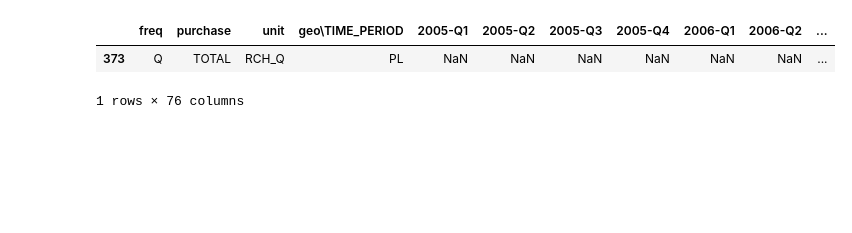
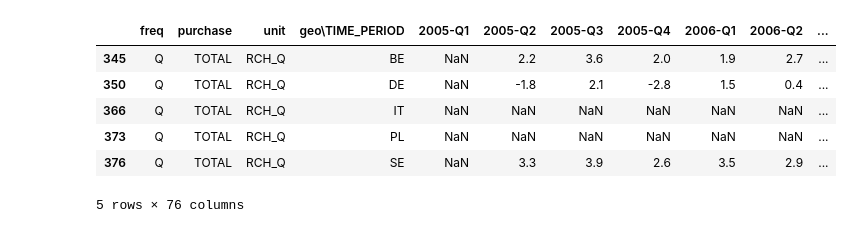
Before and after one commit to Staneesh/almost-philosophy, a Jupyter notebook: notebooks/exploring-data.ipynb, the cells around one changed output. Saved outputs shown, nothing was run; the diff lists cells and outputs as text; code cells hidden in the pictures; blank space fills up the shorter version.

```diff
--- a/notebooks/exploring-data.ipynb
+++ b/notebooks/exploring-data.ipynb
@@ -20,13 +22,16 @@ import pandas as pd
 # Downloading House Price Index data
 hpi_raw = es.get_data_df('PRC_HPI_Q')
 # %%
-hpi_pl = hpi_raw.copy()   # Create another variable to prevent writing to `hpi_raw` on accident.
-hpi_pl = hpi_pl.loc[hpi_pl['geo\TIME_PERIOD'] == 'PL']
-hpi_pl = hpi_pl.loc[hpi_pl['unit'] == 'RCH_Q']
-hpi_pl = hpi_pl.loc[hpi_pl['purchase'] == 'TOTAL']
-assert(len(hpi_pl) == 1)
-hpi_pl.head()
+hpi = hpi_raw.copy()   # Create another variable to prevent writing to `hpi_raw` on accident.
+hpi = hpi.loc[hpi['geo\TIME_PERIOD'].isin( ['PL', 'DE', 'IT', 'BE', 'SE']) ]
+hpi = hpi.loc[hpi['unit'] == 'RCH_Q']
+hpi = hpi.loc[hpi['purchase'] == 'TOTAL']
+hpi.head()
 # %% [output]
 |  | freq | purchase | unit | geo\TIME_PERIOD | 2005-Q1 | 2005-Q2 | 2005-Q3 | 2005-Q4 | 2006-Q1 | 2006-Q2 | ... |
+| 345 | Q | TOTAL | RCH_Q | BE | NaN | 2.2 | 3.6 | 2.0 | 1.9 | 2.7 | ... |
+| 350 | Q | TOTAL | RCH_Q | DE | NaN | -1.8 | 2.1 | -2.8 | 1.5 | 0.4 | ... |
+| 366 | Q | TOTAL | RCH_Q | IT | NaN | NaN | NaN | NaN | NaN | NaN | ... |
 | 373 | Q | TOTAL | RCH_Q | PL | NaN | NaN | NaN | NaN | NaN | NaN | ... |
+| 376 | Q | TOTAL | RCH_Q | SE | NaN | 3.3 | 3.9 | 2.6 | 3.5 | 2.9 | ... |
-1 rows × 76 columns
+5 rows × 76 columns
```
Also changed, not shown: parts of 4 cells of this notebook.
